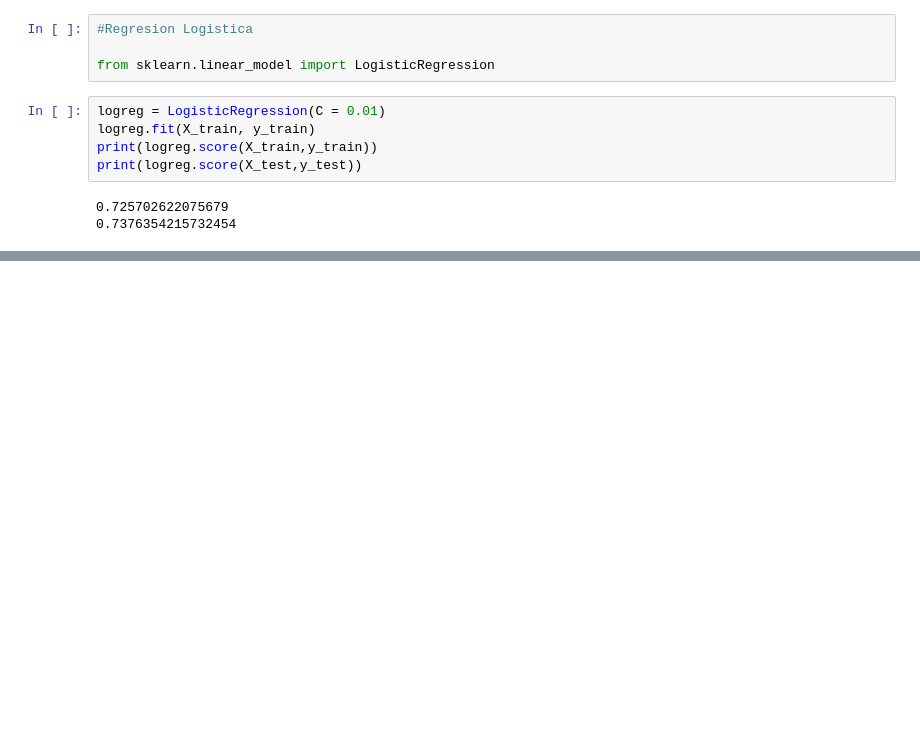
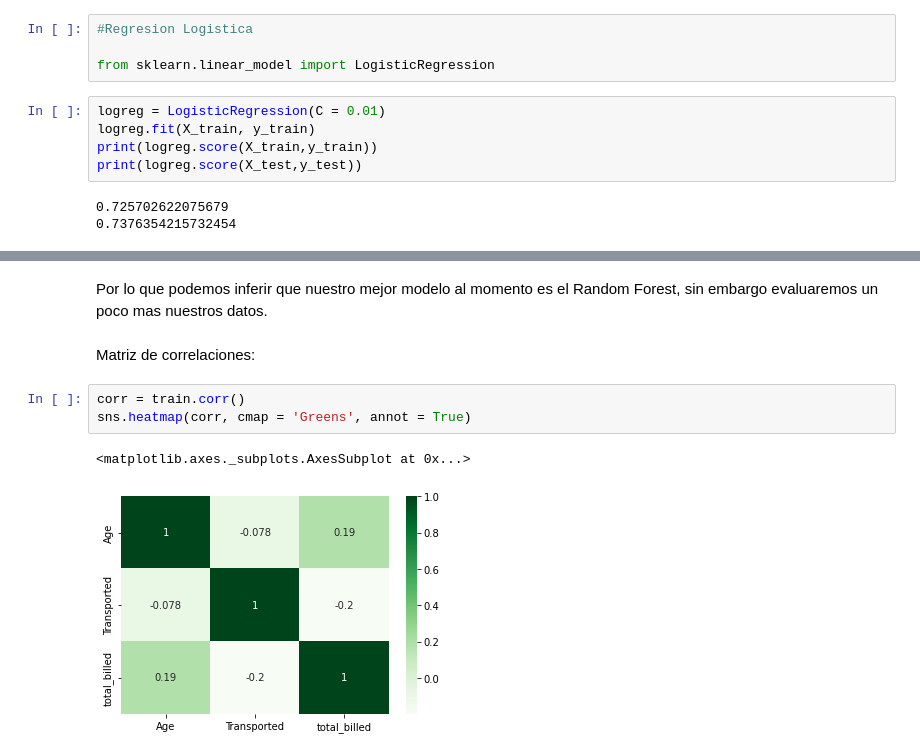
Before and after one commit to kpaulfran/spaceship_titanic, a Jupyter notebook: sapceship_titanic.ipynb, the cells around one changed output, grey strips where cells are left out. Drawn from its saved outputs; the diff is of its cells as text; blank space fills up the shorter version.

```diff
--- a/sapceship_titanic.ipynb
+++ b/sapceship_titanic.ipynb
@@ -539,0 +637,10 @@ Agregar matriz de correlacion luego de estos intentos y graficos para observar m
+# %% [markdown]
+Por lo que podemos inferir que nuestro mejor modelo al momento es el Random Forest, sin embargo evaluaremos un poco mas nuestros datos.
+# %% [markdown]
+Matriz de correlaciones:
+# %%
+corr = train.corr()
+sns.heatmap(corr, cmap = 'Greens', annot = True)
+# %% [output]
+<matplotlib.axes._subplots.AxesSubplot at 0x...>
+[figure, added]
```
Also changed, not shown: parts of 11 cells of this notebook.
